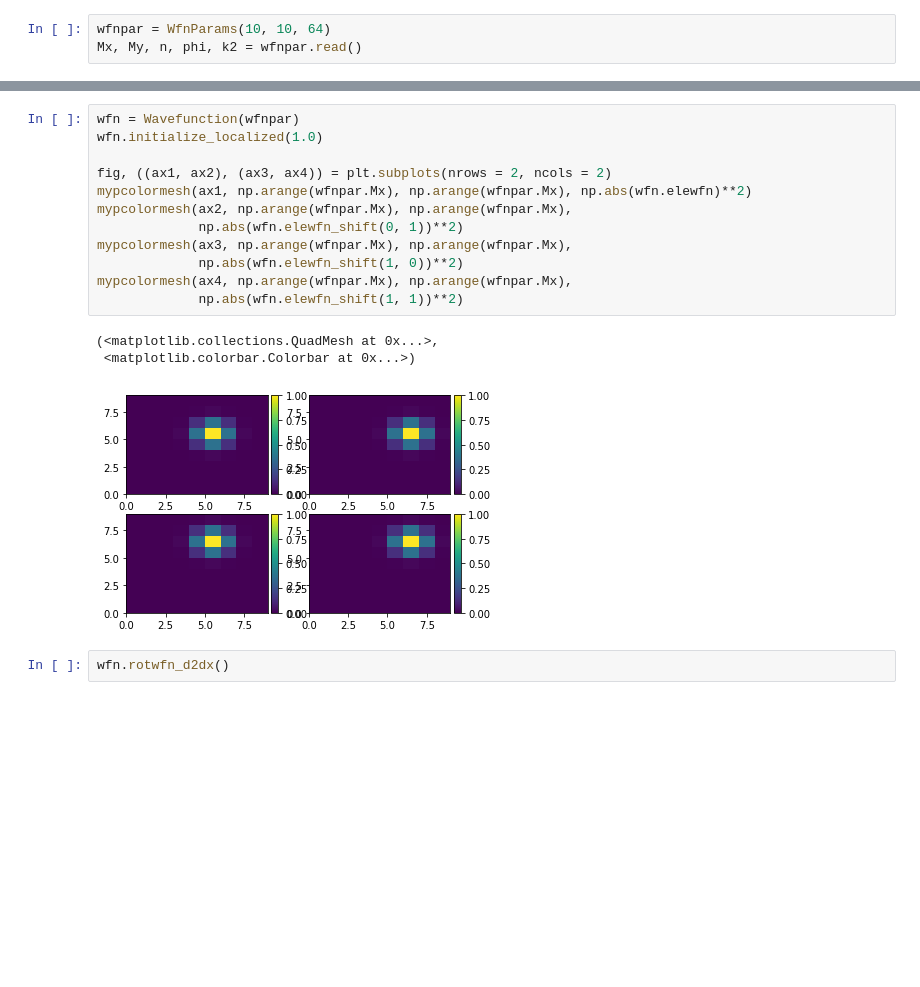
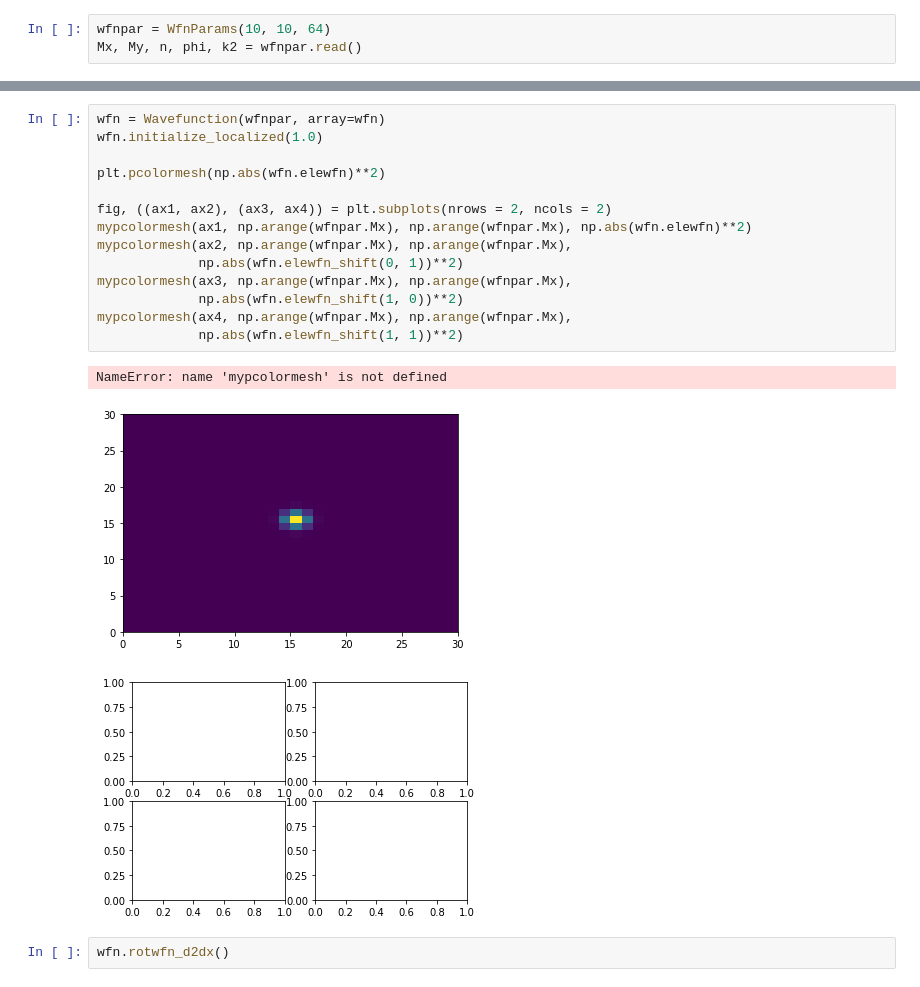
Before and after one commit to Progklui/rotor_lattice_models, a Jupyter notebook: mf_localized/test_localized_states2d.ipynb, the cells around one changed output, grey strips where cells are left out. Saved outputs shown, nothing was run; the diff lists cells and outputs as text; blank space fills up the shorter version.

```diff
--- a/mf_localized/test_localized_states2d.ipynb
+++ b/mf_localized/test_localized_states2d.ipynb
@@ -20,19 +77,21 @@ array([0., 0., 0., 0., 0., 0., 0., 0., 0., 0., 0., 0., 0., 0., 0., 0., 0.,
 # %%
-wfn = Wavefunction(wfnpar)
+wfn = Wavefunction(wfnpar, array=wfn)
 wfn.initialize_localized(1.0)
+
+plt.pcolormesh(np.abs(wfn.elewfn)**2)
 
 fig, ((ax1, ax2), (ax3, ax4)) = plt.subplots(nrows = 2, ncols = 2)
 mypcolormesh(ax1, np.arange(wfnpar.Mx), np.arange(wfnpar.Mx), np.abs(wfn.elewfn)**2)
 mypcolormesh(ax2, np.arange(wfnpar.Mx), np.arange(wfnpar.Mx),
              np.abs(wfn.elewfn_shift(0, 1))**2)
 mypcolormesh(ax3, np.arange(wfnpar.Mx), np.arange(wfnpar.Mx),
              np.abs(wfn.elewfn_shift(1, 0))**2)
 mypcolormesh(ax4, np.arange(wfnpar.Mx), np.arange(wfnpar.Mx),
              np.abs(wfn.elewfn_shift(1, 1))**2)
 # %% [output]
-(<matplotlib.collections.QuadMesh at 0x...>,
- <matplotlib.colorbar.Colorbar at 0x...>)
+NameError: name 'mypcolormesh' is not defined
-[figure, old version]
+[figure, new version]
+[figure, added]
 # %%
 wfn.rotwfn_d2dx()
 # %% [output]
```
Also changed, not shown: parts of 8 cells of this notebook.
